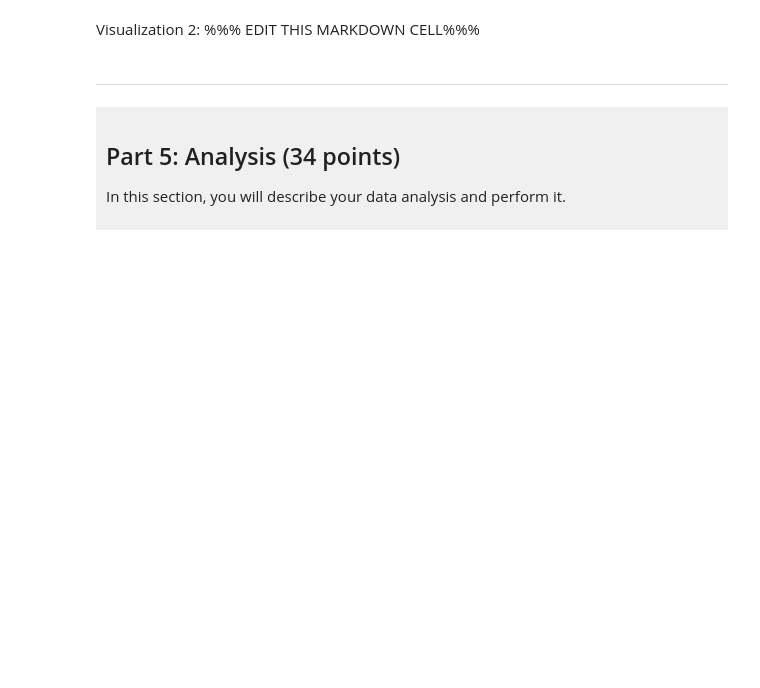
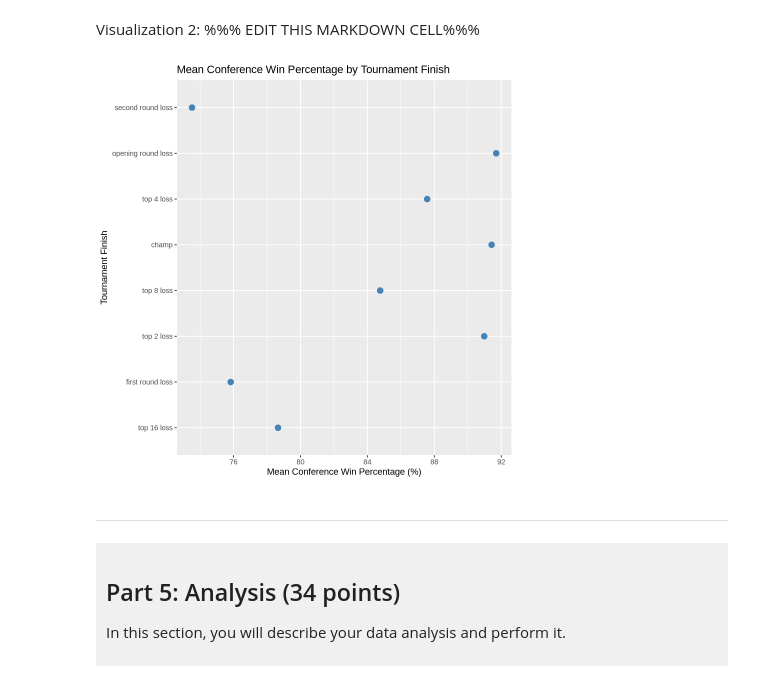
Before and after one commit to bettyzou/dsci-100-project-zihui-zou, a Jupyter notebook: dsci-100-project-notebook.ipynb, the cells around one changed output. Saved outputs shown, nothing was run; the diff lists cells and outputs as text; code cells hidden in the pictures; blank space fills up the shorter version.

```diff
--- a/dsci-100-project-notebook.ipynb
+++ b/dsci-100-project-notebook.ipynb
@@ -276,3 +311,9 @@ You will refine your research question (if needed) and produce a tidy data set.
 </div>
 # %%
 ### EDIT THIS CODE CELL ###
+basketball_group_summary <- basketball_tidy |>
+    group_by(tourney_finish) |>
+    summarize(
+        mean_win_pct = mean(conf_wins_pct, na.rm = TRUE)
+    )
+basketball_group_summary
@@ -317,6 +407,18 @@ Visualization 1: %%% EDIT THIS MARKDOWN CELL%%%
 Visualization 2: %%% EDIT THIS MARKDOWN CELL%%%
 # %%
 ### EDIT THIS CODE CELL FOR VISUALIZATION 2###
+ggplot(basketball_group_summary,
+       aes(x = tourney_finish, y = mean_win_pct)) +
+  geom_point(size = 3, color = "steelblue") +
+  coord_flip() +
+  scale_x_discrete(labels = function(x) gsub("_", " ", x)) +
+  labs(
+    title = "Mean Conference Win Percentage by Tournament Finish",
+    x = "Tournament Finish",
+    y = "Mean Conference Win Percentage (%)"
+  )
+# %% [output]
+[figure, added]
 # %% [markdown]
 ------
 # %% [markdown]
```
Also changed, not shown: parts of 8 cells of this notebook.
